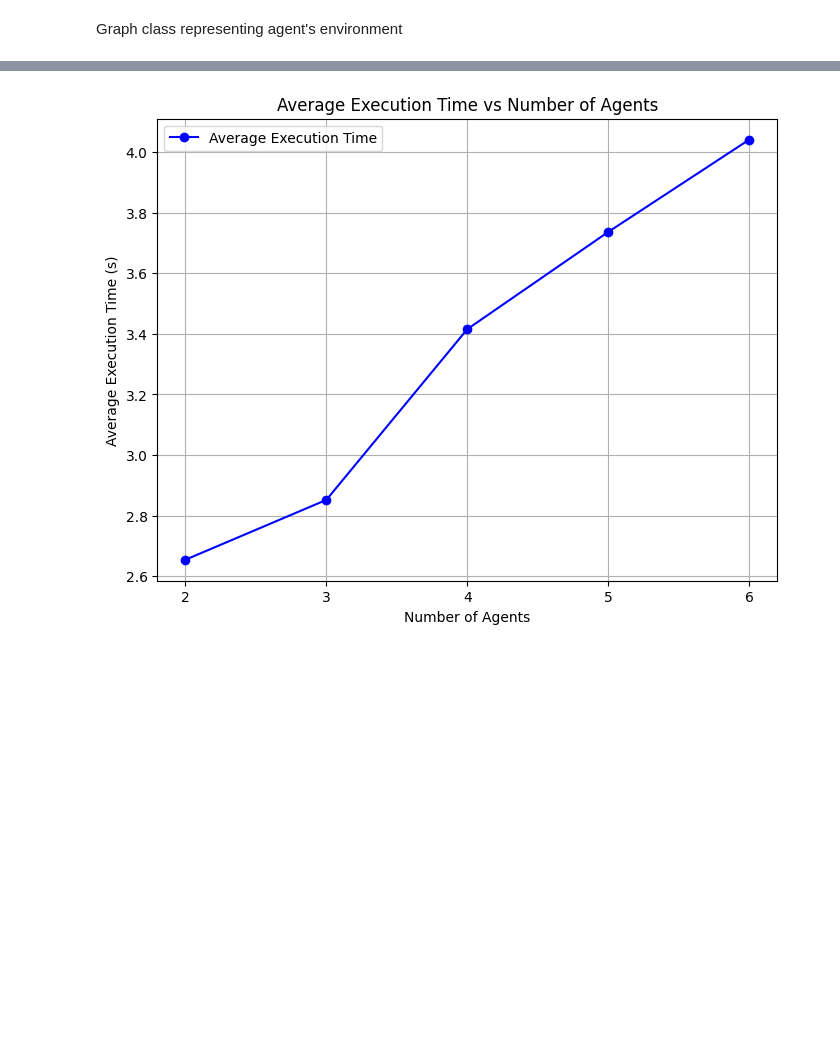
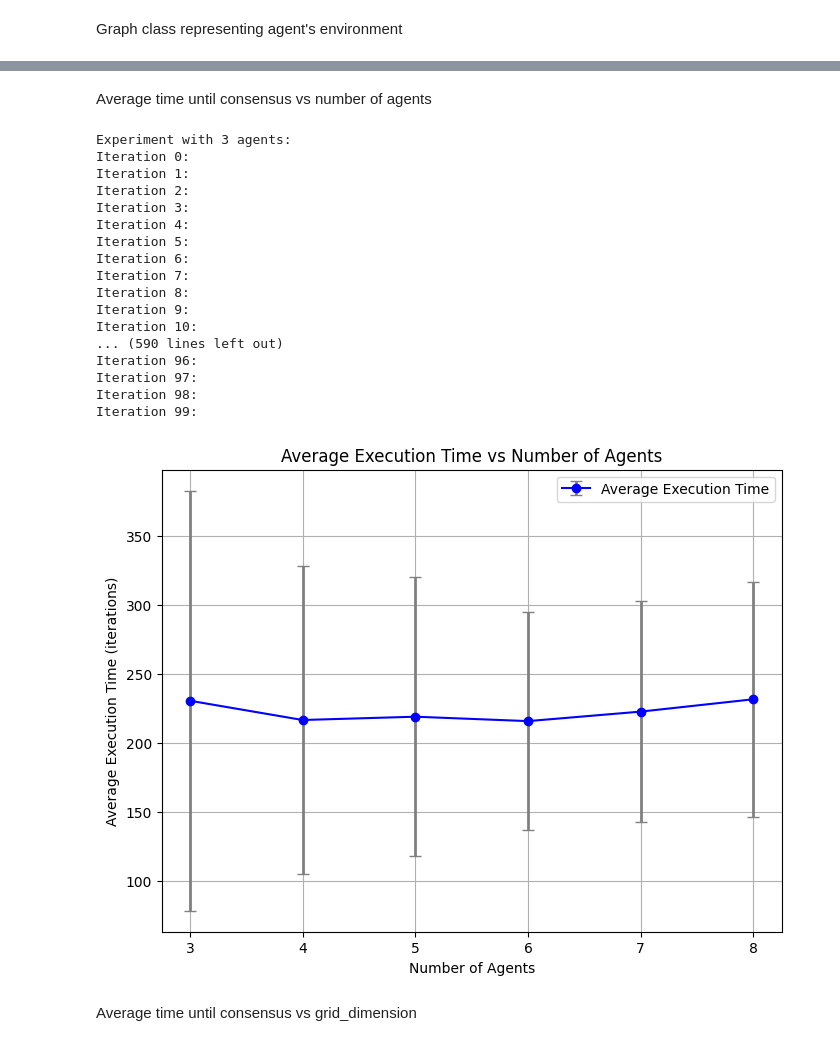
Before and after one commit to Spopoi/MultiRobotTargetSearch, a Jupyter notebook: multi_robot_target_search.ipynb, the cells around one changed output, grey strips where cells are left out. Cells and saved outputs as stored; diff of their text form; code cells hidden in the pictures; blank space fills up the shorter version.

```diff
--- a/multi_robot_target_search.ipynb
+++ b/multi_robot_target_search.ipynb
@@ -14,12 +14,12 @@ np.random.seed(12345)
 
 Experimental parameter:
 # %%
-N = 3 # number of agents
+N = 5 # number of agents
 
-alpha = 0.08 # to be chosen in (0, 1/d_max) <- d_max = N-1
+alpha = 0.2 # to be chosen in (0, 1/d_max) <- d_max = N-1
 
-map_width = 3 # (meters)
-map_height = 3
+map_width = 10 # (meters)
+map_height = 10
 
 S = map_width * map_height # number of nodes (locations)
 # %% [markdown]
@@ -91,36 +121,50 @@ def plot_average_execution_time(agents_number_list, average_execution_time_list)
     plt.show()
+# %% [markdown]
+Average time until consensus vs number of agents
 # %%
-num_of_experiments = 1000
-N = [2,3,4,5,6]
-#N = [2,3,4,5,6,7,8,9,10,11,12]
-average_execution_time = []
-average_iterations = []
+num_of_experiments = 100
+N = [3,4,5,6,7,8]
+
 average_consensus_time = []
+average_standard_deviation = []
 
 for agent_number in N:
+    print(f"Experiment with {agent_number} agents:")
     nodesNumber = grid_graph.getNodesNumber()
-    count = 0
     consensus_times = []
-    exec_time_sum = 0
-    iterations_sum = 0
     alpha = 1 / (agent_number - 1)
 
     for j in range(num_of_experiments):
+        print(f"Iteration {j}:")
         agents = initAgents(agent_number, nodesNumber)
         experiment = MultiRobotTargetSearch(agents, grid_graph, reference_information_state, Z_r, alpha)
         experiment.run()
         consensus_times.append(experiment.getMeanConsensusTime())
-        #print(f"exec time at experiment {j}: {experiment.getExecutionTime()}")
-        #exec_time_sum += experiment.getExecutionTime()
-        #iterations_sum += experiment.getIterationNumber()
-        #count+=1
-    #print(f"average time: {exec_time_sum / count}")
-    #average_execution_time.append(exec_time_sum / count)
-    #average_iterations.append(iterations_sum / count)
+
     average_consensus_time.append(np.mean(consensus_times))
+    average_standard_deviation.append(np.std(consensus_times))
 
-plot_average_execution_time(N, average_consensus_time)
+plot_average_execution_time(N, average_consensus_time, average_standard_deviation, "Number of Agents")
 # plot_average_execution_time(N, average_execution_time)
 # plot_average_execution_time(N, average_iterations)
 # %% [output]
+Experiment with 3 agents:
+Iteration 0:
+Iteration 1:
+Iteration 2:
+Iteration 3:
+Iteration 4:
+Iteration 5:
+Iteration 6:
+Iteration 7:
+Iteration 8:
+Iteration 9:
+Iteration 10:
+... (590 lines left out)
+Iteration 96:
+Iteration 97:
+Iteration 98:
+Iteration 99:
-[figure, old version]
+[figure, new version]
+# %% [markdown]
+Average time until consensus vs grid_dimension
```
Also changed, not shown: parts of 7 cells of this notebook, 4 other files.
